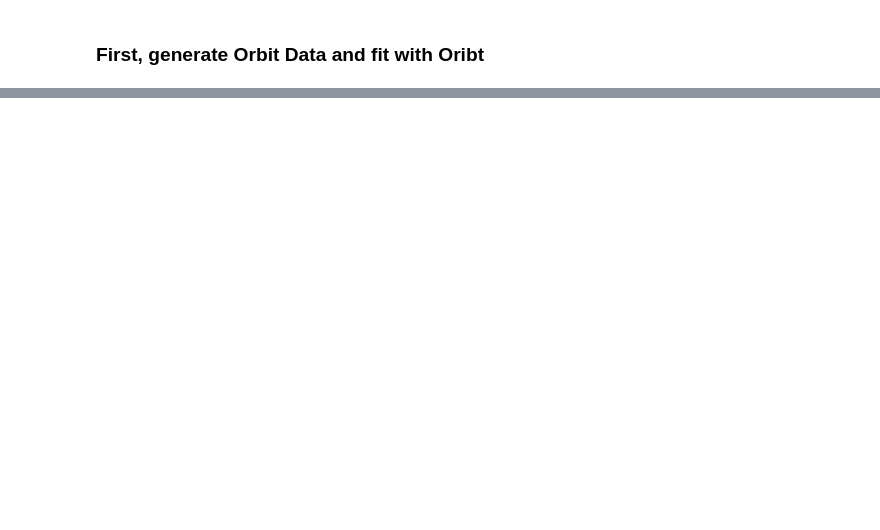
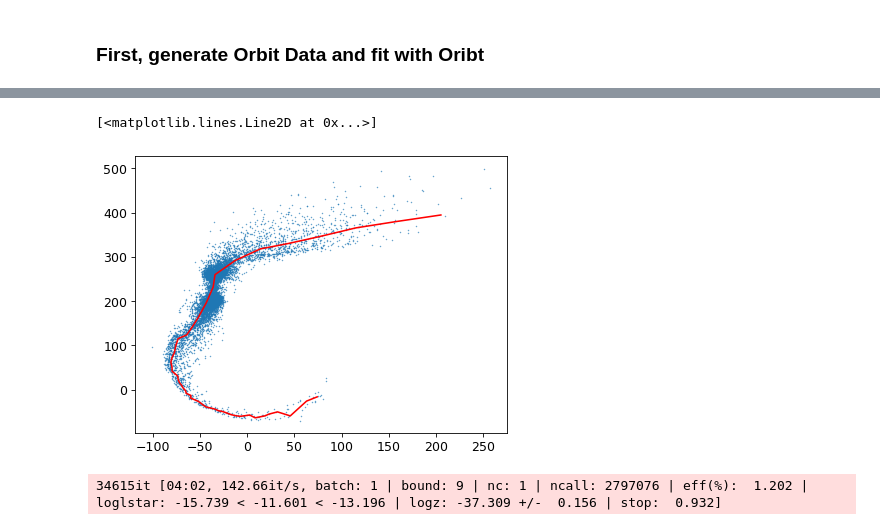
Before and after one commit to David-Chemaly/Stream_Modeling, a Jupyter notebook: play.ipynb, the cells around one changed output, grey strips where cells are left out. Saved outputs shown, nothing was run; the diff lists cells and outputs as text; code cells hidden in the pictures; blank space fills up the shorter version.

```diff
--- a/play.ipynb
+++ b/play.ipynb
@@ -33,0 +48,18 @@ orbit_log_likelihood_ndim12(params, dict_data)
+# %%
+xyz_stream, _ = agama_stream_model_ndim16(params_data)
+plt.scatter(xyz_stream[:,0], xyz_stream[:,1], s=0.1)
+plt.plot(x_track_data, y_track_data, c='r')
+# %% [output]
+[<matplotlib.lines.Line2D at 0x...>]
+[figure, added]
+# %%
+if model_type == 'stream':
+    log_likelihood  = stream_log_likelihood_ndim16
+    prior_transform = stream_large_prior_transform_ndim16
+elif model_type == 'orbit':
+    log_likelihood = orbit_log_likelihood_ndim12
+    prior_transform = orbit_large_prior_transform_ndim12
+
+dns = dynesty_fit(dict_data, log_likelihood, prior_transform, ndim=12, nlive=nlive)
+# %% [output]
+34615it [04:02, 142.66it/s, batch: 1 | bound: 9 | nc: 1 | ncall: 2797076 | eff(%):  1.202 | loglstar: -15.739 < -11.601 < -13.196 | logz: -37.309 +/-  0.156 | stop:  0.932]
```
Also changed, not shown: parts of 9 cells of this notebook, 4 other files.
